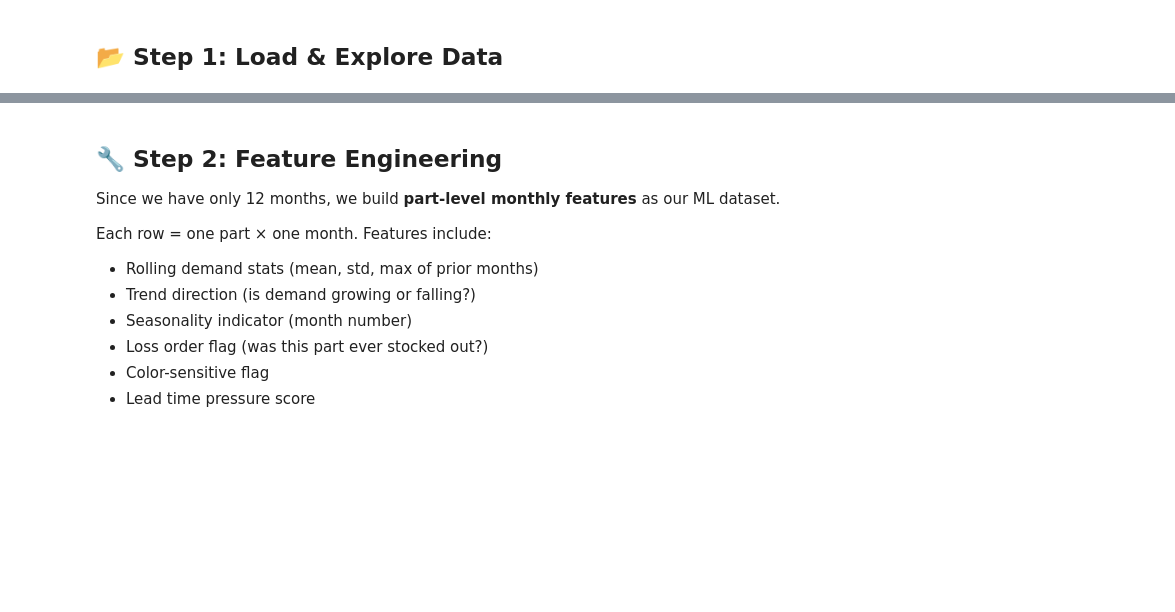
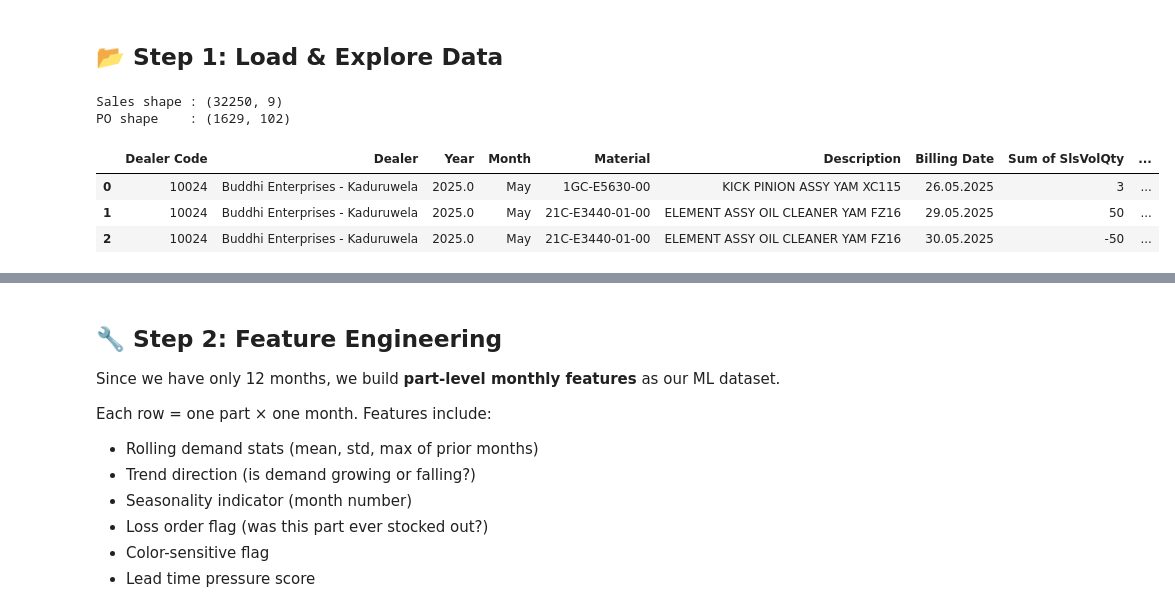
Before and after one commit to Saminda44/Spare-Parts-Inventory-Optimization, a Jupyter notebook: Spare_Parts_ML_Model.ipynb, the cells around one changed output, grey strips where cells are left out. Cells and saved outputs as stored; diff of their text form; code cells hidden in the pictures; blank space fills up the shorter version.

```diff
--- a/Spare_Parts_ML_Model.ipynb
+++ b/Spare_Parts_ML_Model.ipynb
@@ -62,12 +64,21 @@ print('✅ All libraries loaded successfully')
 ## 📂 Step 1: Load & Explore Data
 # %%
 # ── Load ──────────────────────────────────────────────────────────────────────
-df_sales = pd.read_excel('Sales_Report_2025.xlsx')
-df_po    = pd.read_excel('Jan_1st_week_Spare_Parts_PO.xlsx')
+# note: Excel files have spaces in their names on disk
+
+df_sales = pd.read_excel('Sales Report 2025.xlsx')
+df_po    = pd.read_excel('Jan 1st week Spare Parts PO.xlsx')
 
 print('Sales shape :', df_sales.shape)
 print('PO shape    :', df_po.shape)
 df_sales.head(3)
+# %% [output]
+Sales shape : (32250, 9)
+PO shape    : (1629, 102)
+|  | Dealer Code | Dealer | Year | Month | Material | Description | Billing Date | Sum of SlsVolQty | ... |
+| 0 | 10024 | Buddhi Enterprises - Kaduruwela | 2025.0 | May | 1GC-E5630-00 | KICK PINION ASSY YAM XC115 | 26.05.2025 | 3 | ... |
+| 1 | 10024 | Buddhi Enterprises - Kaduruwela | 2025.0 | May | 21C-E3440-01-00 | ELEMENT ASSY OIL CLEANER YAM FZ16 | 29.05.2025 | 50 | ... |
+| 2 | 10024 | Buddhi Enterprises - Kaduruwela | 2025.0 | May | 21C-E3440-01-00 | ELEMENT ASSY OIL CLEANER YAM FZ16 | 30.05.2025 | -50 | ... |
 # %%
 # ── EDA: Monthly sales trend + top parts ─────────────────────────────────────
 df_pos = df_sales[df_sales['Sum of SlsVolQty'] > 0].copy()
```
Also changed, not shown: parts of 13 cells of this notebook, 2 other files.
